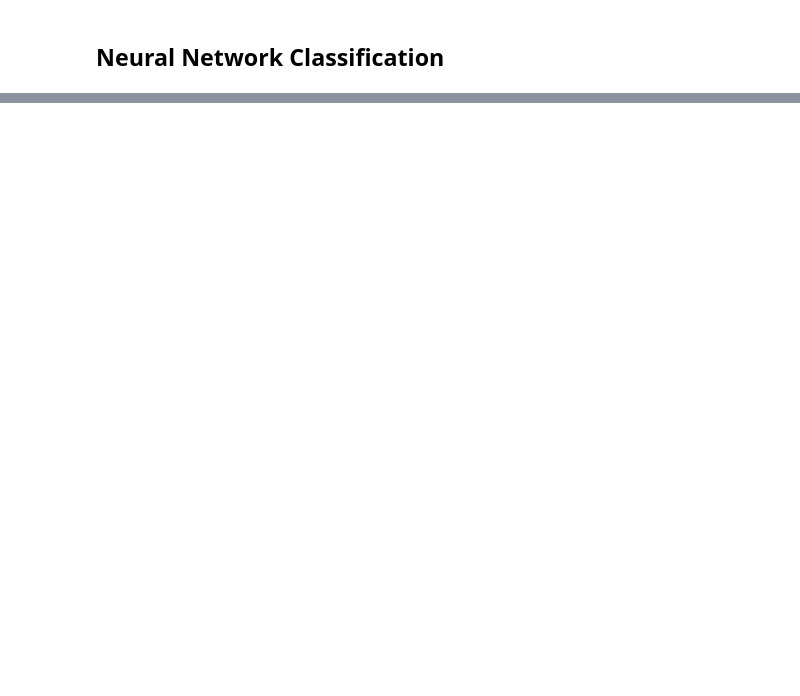
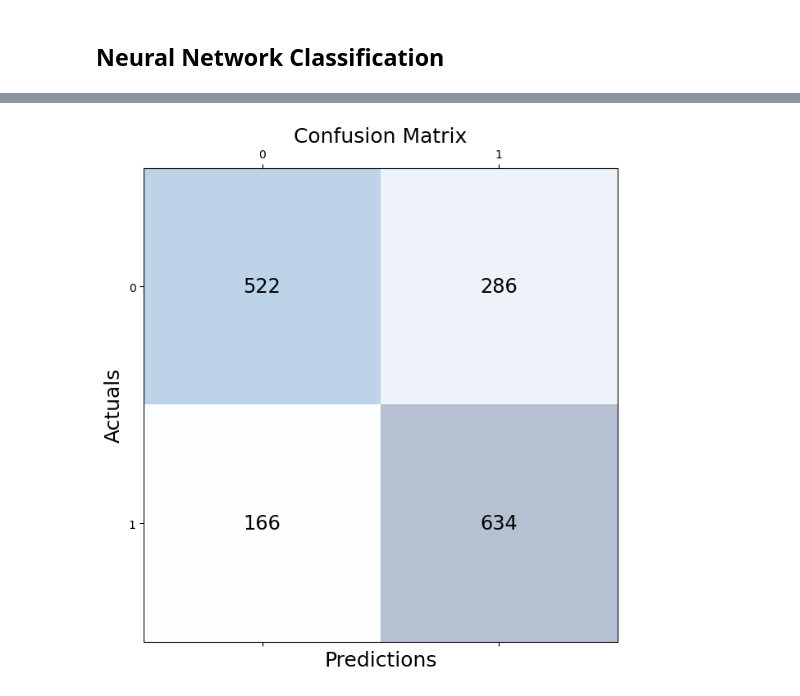
Before and after one commit to norrisrahman/Final-Project-Signal-and-System, a Jupyter notebook: Main.ipynb, the cells around one changed output, grey strips where cells are left out. Drawn from its saved outputs; the diff is of its cells as text; code cells hidden in the pictures; blank space fills up the shorter version.

```diff
--- a/Main.ipynb
+++ b/Main.ipynb
@@ -132,0 +175,8 @@ plt.show()
+# %%
+from sklearn.preprocessing import MinMaxScaler
+
+# define min max scaler
+scaler = MinMaxScaler()
+# transform data
+data = scaler.fit_transform(data)
+print(data)
@@ -132,0 +191,10 @@ plt.show()
+# %%
+from sklearn.model_selection import train_test_split
+X_train, X_test, y_train, y_test = train_test_split(
+    data, labels,
+    train_size=0.8,
+    random_state=42,
+    stratify=labels
+)
+print(f'Training data: {X_train.shape}')
+print(f'Test data: {X_test.shape}')
@@ -132,0 +204,9 @@ plt.show()
+# %%
+#Import svm model
+from sklearn import svm
+#Create a svm Classifier
+clf = svm.SVC(kernel='linear') # Linear Kernel
+#Train the model using the training sets
+clf.fit(X_train, y_train)
+#Predict the response for test dataset
+y_pred = clf.predict(X_test)
@@ -132,0 +225,20 @@ plt.show()
+# %%
+from sklearn.metrics import confusion_matrix
+
+#
+conf_matrix = confusion_matrix(y_true=y_test, y_pred=y_pred)
+#
+# Print the confusion matrix using Matplotlib
+#
+fig, ax = plt.subplots(figsize=(7.5, 7.5))
+ax.matshow(conf_matrix, cmap=plt.cm.Blues, alpha=0.3)
+for i in range(conf_matrix.shape[0]):
+    for j in range(conf_matrix.shape[1]):
+        ax.text(x=j, y=i,s=conf_matrix[i, j], va='center', ha='center', size='xx-large')
+
+plt.xlabel('Predictions', fontsize=18)
+plt.ylabel('Actuals', fontsize=18)
+plt.title('Confusion Matrix', fontsize=18)
+plt.show()
+# %% [output]
+[figure, added]
```
Also changed, not shown: parts of 11 cells of this notebook.
